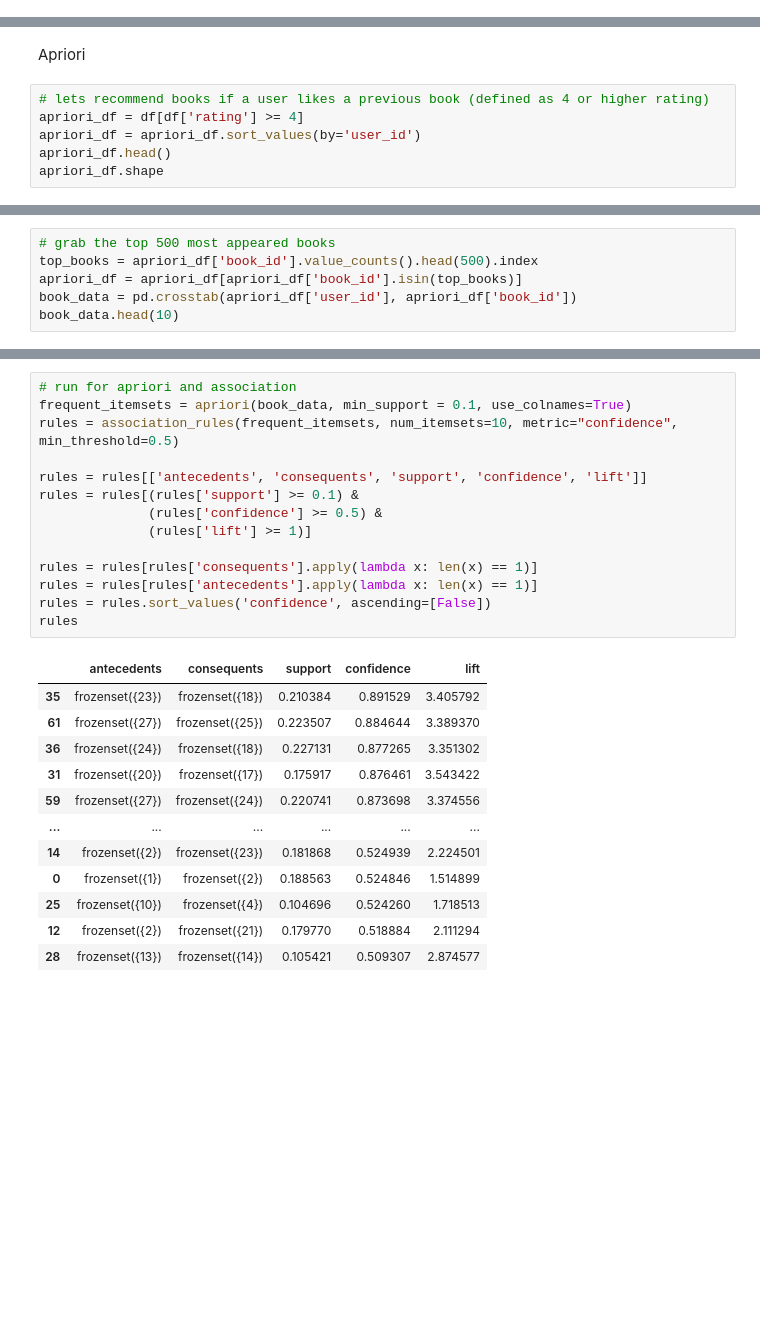
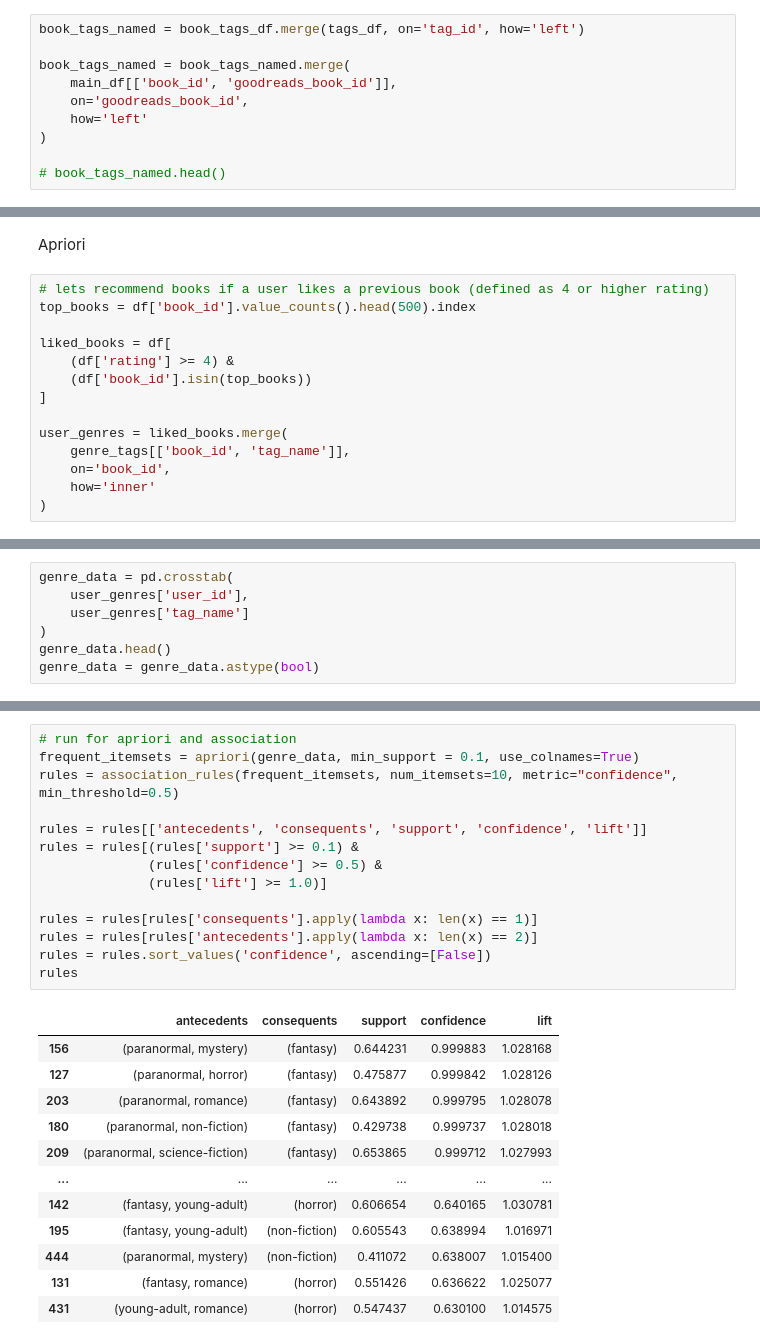
Before and after one commit to ItsNotGordon/reading-nook, a Jupyter notebook: notebook.ipynb, the cells around one changed output, grey strips where cells are left out. Drawn from its saved outputs; the diff is of its cells as text; blank space fills up the shorter version.

Commit message:
Add requirements for other devices, completely changed apriori from books to genre

```diff
--- a/notebook.ipynb
+++ b/notebook.ipynb
@@ -136,3 +154,13 @@ ratings_df = ratings_df[ratings_df['user_id'].isin(active_users)]
 df = ratings_df.merge(main_df, on='book_id', how='left')
 # %% [output]
 48.0
+# %%
+book_tags_named = book_tags_df.merge(tags_df, on='tag_id', how='left')
+
+book_tags_named = book_tags_named.merge(
+    main_df[['book_id', 'goodreads_book_id']],
+    on='goodreads_book_id',
+    how='left'
+)
+
+# book_tags_named.head()
@@ -140,7 +193,15 @@ df = ratings_df.merge(main_df, on='book_id', how='left')
 Apriori
 # %%
 # lets recommend books if a user likes a previous book (defined as 4 or higher rating)
-apriori_df = df[df['rating'] >= 4]
-apriori_df = apriori_df.sort_values(by='user_id')
-apriori_df.head()
-apriori_df.shape
+top_books = df['book_id'].value_counts().head(500).index
+
+liked_books = df[
+    (df['rating'] >= 4) &
+    (df['book_id'].isin(top_books))
+]
+
+user_genres = liked_books.merge(
+    genre_tags[['book_id', 'tag_name']],
+    on='book_id',
+    how='inner'
+)
@@ -149,6 +208,7 @@ apriori_df.shape
 # %%
-# grab the top 500 most appeared books
-top_books = apriori_df['book_id'].value_counts().head(500).index
-apriori_df = apriori_df[apriori_df['book_id'].isin(top_books)]
-book_data = pd.crosstab(apriori_df['user_id'], apriori_df['book_id'])
-book_data.head(10)
+genre_data = pd.crosstab(
+    user_genres['user_id'],
+    user_genres['tag_name']
+)
+genre_data.head()
+genre_data = genre_data.astype(bool)
@@ -169,27 +215,27 @@ book_data.head(10)
 # %%
 # run for apriori and association
-frequent_itemsets = apriori(book_data, min_support = 0.1, use_colnames=True)
+frequent_itemsets = apriori(genre_data, min_support = 0.1, use_colnames=True)
 rules = association_rules(frequent_itemsets, num_itemsets=10, metric="confidence", min_threshold=0.5)
 
 rules = rules[['antecedents', 'consequents', 'support', 'confidence', 'lift']]
 rules = rules[(rules['support'] >= 0.1) &
               (rules['confidence'] >= 0.5) &
-              (rules['lift'] >= 1)]
+              (rules['lift'] >= 1.0)]
 
 rules = rules[rules['consequents'].apply(lambda x: len(x) == 1)]
-rules = rules[rules['antecedents'].apply(lambda x: len(x) == 1)]
+rules = rules[rules['antecedents'].apply(lambda x: len(x) == 2)]
 rules = rules.sort_values('confidence', ascending=[False])
 rules
 # %% [output]
 |  | antecedents | consequents | support | confidence | lift |
-| 35 | frozenset({23}) | frozenset({18}) | 0.210384 | 0.891529 | 3.405792 |
-| 61 | frozenset({27}) | frozenset({25}) | 0.223507 | 0.884644 | 3.389370 |
-| 36 | frozenset({24}) | frozenset({18}) | 0.227131 | 0.877265 | 3.351302 |
-| 31 | frozenset({20}) | frozenset({17}) | 0.175917 | 0.876461 | 3.543422 |
-| 59 | frozenset({27}) | frozenset({24}) | 0.220741 | 0.873698 | 3.374556 |
+| 156 | (paranormal, mystery) | (fantasy) | 0.644231 | 0.999883 | 1.028168 |
+| 127 | (paranormal, horror) | (fantasy) | 0.475877 | 0.999842 | 1.028126 |
+| 203 | (paranormal, romance) | (fantasy) | 0.643892 | 0.999795 | 1.028078 |
+| 180 | (paranormal, non-fiction) | (fantasy) | 0.429738 | 0.999737 | 1.028018 |
+| 209 | (paranormal, science-fiction) | (fantasy) | 0.653865 | 0.999712 | 1.027993 |
 | ... | ... | ... | ... | ... | ... |
-| 14 | frozenset({2}) | frozenset({23}) | 0.181868 | 0.524939 | 2.224501 |
-| 0 | frozenset({1}) | frozenset({2}) | 0.188563 | 0.524846 | 1.514899 |
-| 25 | frozenset({10}) | frozenset({4}) | 0.104696 | 0.524260 | 1.718513 |
-| 12 | frozenset({2}) | frozenset({21}) | 0.179770 | 0.518884 | 2.111294 |
-| 28 | frozenset({13}) | frozenset({14}) | 0.105421 | 0.509307 | 2.874577 |
+| 142 | (fantasy, young-adult) | (horror) | 0.606654 | 0.640165 | 1.030781 |
+| 195 | (fantasy, young-adult) | (non-fiction) | 0.605543 | 0.638994 | 1.016971 |
+| 444 | (paranormal, mystery) | (non-fiction) | 0.411072 | 0.638007 | 1.015400 |
+| 131 | (fantasy, romance) | (horror) | 0.551426 | 0.636622 | 1.025077 |
+| 431 | (young-adult, romance) | (horror) | 0.547437 | 0.630100 | 1.014575 |
```
Also changed, not shown: parts of 20 cells of this notebook, 1 other file.
